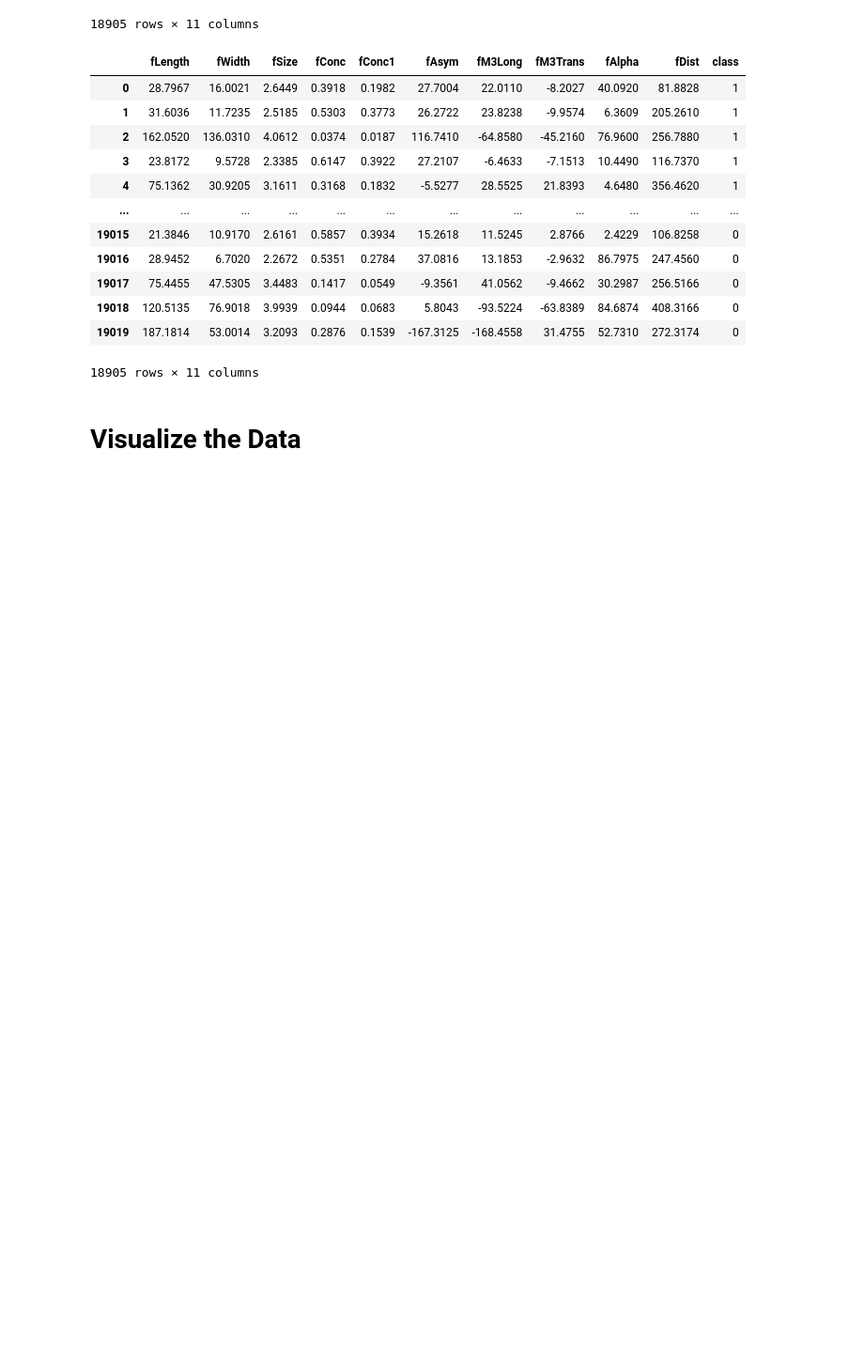
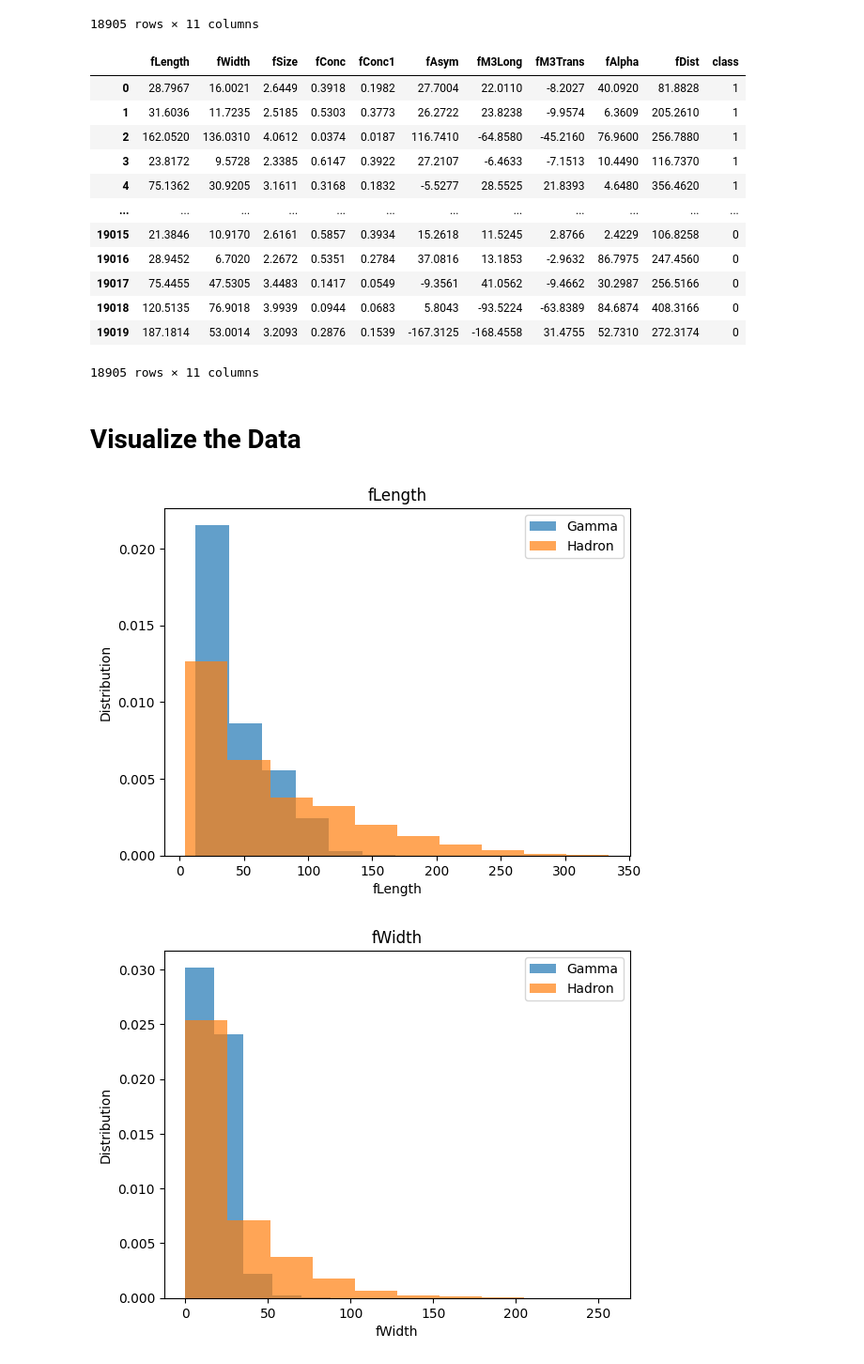
Before and after one commit to rawbil/models_V1, a Jupyter notebook: MAGIC_dataset/model1.ipynb, the cells around one changed output. Shown at 94% size. Cells and saved outputs as stored; diff of their text form; code cells hidden in the pictures; blank space fills up the shorter version.

Commit message:
feat: Show distribution of features based on class

```diff
--- a/MAGIC_dataset/model1.ipynb
+++ b/MAGIC_dataset/model1.ipynb
@@ -65,3 +65,18 @@ df
 18905 rows × 11 columns
 # %% [markdown]
 # Visualize the Data
+# %%
+#  Visualize each feature in relation to the class
+
+for col in df.columns[:-1]: # Omit the class
+    plt.hist(df[df["class"] == 1][col], label="Gamma", density=True,  alpha=0.7)
+    plt.hist(df[df["class"] == 0][col], label="Hadron", density=True,  alpha=0.7)
+
+    plt.xlabel(col)
+    plt.ylabel("Distribution")
+    plt.title(col)
+    plt.legend()
+    plt.show()
+# %% [output]
+[figure, added]
+[figure, added]
```
Also changed, not shown: parts of 1 cell of this notebook.
